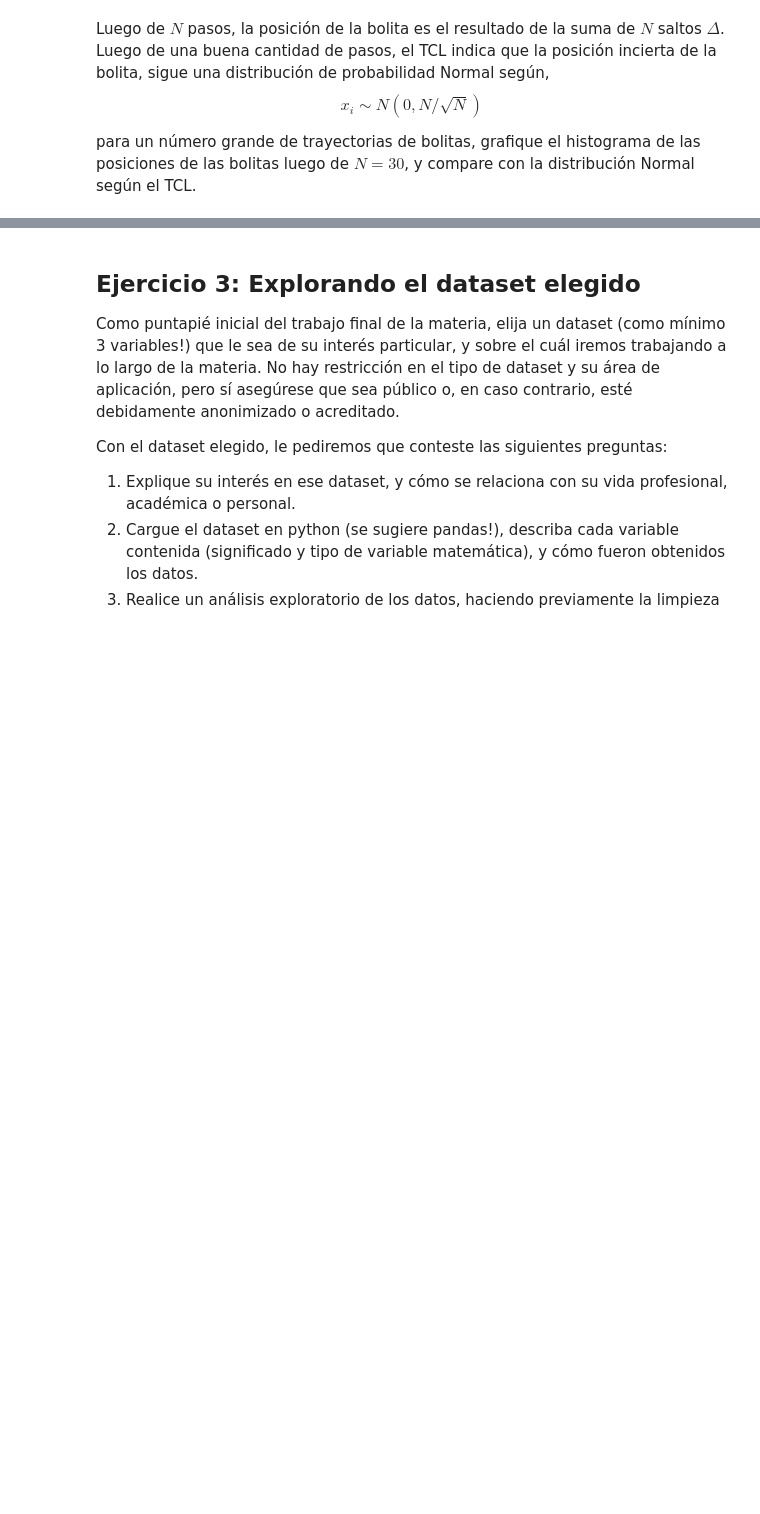
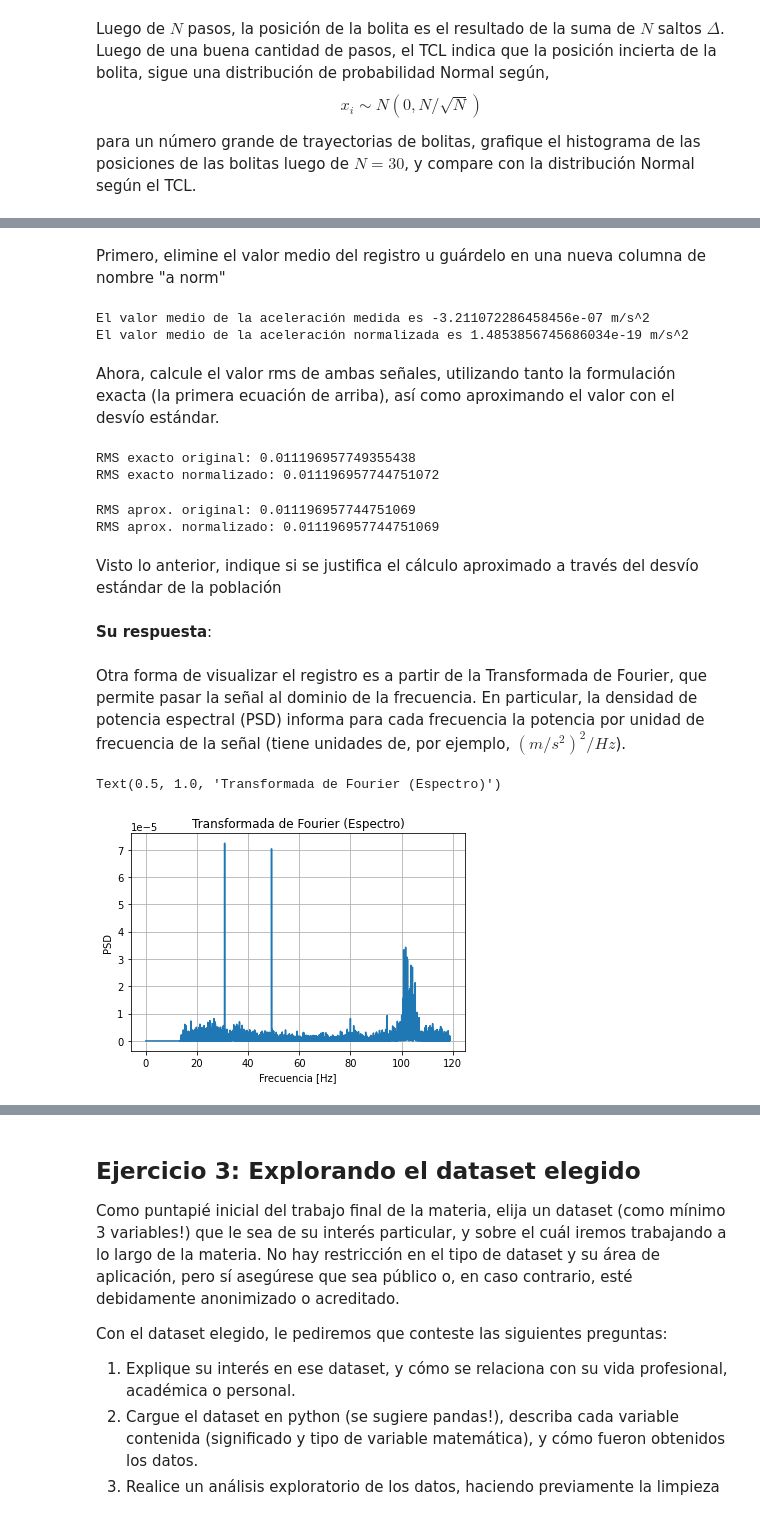
Before and after one commit to mbalbi/ciencia_de_datos, a Jupyter notebook: tps/trabajo_practico_1.ipynb, the cells around one changed output, grey strips where cells are left out. Drawn from its saved outputs; the diff is of its cells as text; code cells hidden in the pictures; blank space fills up the shorter version.

```diff
--- a/tps/trabajo_practico_1.ipynb
+++ b/tps/trabajo_practico_1.ipynb
@@ -106,0 +156,80 @@ plt.ylabel('p(x)');
+# %% [markdown]
+Primero, elimine el valor medio del registro u guárdelo en una nueva columna de nombre "a norm"
+# %%
+# Inicializacion
+df_vibraciones['a norm'] = df_vibraciones['a(t) [m/s^2]']
+
+
+# CODIGO DEL ALUMNO ==========================
+## Eliminación del valor medio
+df_vibraciones['a norm'] = df_vibraciones['a(t) [m/s^2]'] - np.mean(df_vibraciones['a(t) [m/s^2]'])
+# ============================================
+
+# Verificacion
+mu = np.mean(df_vibraciones['a norm'])
+mu2 = np.mean(df_vibraciones['a(t) [m/s^2]'])
+print('El valor medio de la aceleración medida es {} m/s^2'.format(mu2))
+print('El valor medio de la aceleración normalizada es {} m/s^2'.format(mu))
+# %% [output]
+El valor medio de la aceleración medida es -3.211072286458456e-07 m/s^2
+El valor medio de la aceleración normalizada es 1.4853856745686034e-19 m/s^2
+# %% [markdown]
+Ahora, calcule el valor rms de ambas señales, utilizando tanto la formulación exacta (la primera ecuación de arriba), así como aproximando el valor con el desvío estándar.
+# %%
+# Valor exacto de RMS
+RMS_a_exact = []
+RMS_anorm_exact = []
+
+# CODIGO DEL ALUMNO ============================
+N = df_vibraciones.shape[0]
+RMS_a_exact = np.linalg.norm(df_vibraciones['a(t) [m/s^2]'])/np.sqrt(N)
+RMS_anorm_exact = np.linalg.norm(df_vibraciones['a norm'])/np.sqrt(N)
+# ==============================================
+
+print('RMS exacto original:', RMS_a_exact)
+print('RMS exacto normalizado:', RMS_anorm_exact)
+# %% [output]
+RMS exacto original: 0.011196957749355438
+RMS exacto normalizado: 0.011196957744751072
+# %%
+# Aproximacion como Desvio Estandar
+RMS_a_std = []
+RMS_anorm_std = []
+
+# CODIGO DEL ALUMNO ============================
+RMS_a_std = np.std(df_vibraciones['a(t) [m/s^2]'])
+RMS_anorm_std = np.std(df_vibraciones['a norm'])
+# ==============================================
+
+print('RMS aprox. original:', RMS_a_std)
+print('RMS aprox. normalizado:', RMS_anorm_std)
+# %% [output]
+RMS aprox. original: 0.011196957744751069
+RMS aprox. normalizado: 0.011196957744751069
+# %% [markdown]
+Visto lo anterior, indique si se justifica el cálculo aproximado a través del desvío estándar de la población
+# %% [markdown]
+**Su respuesta**:
+# %% [markdown]
+Otra forma de visualizar el registro es a partir de la Transformada de Fourier, que permite pasar la señal al dominio de la frecuencia. En particular, la densidad de potencia espectral (PSD) informa para cada frecuencia la potencia por unidad de frecuencia de la señal (tiene unidades de, por ejemplo, $\left( m/s^{2} \right)^{2}/Hz$).
+# %%
+from scipy.fft import fft, fftfreq
+N = df_vibraciones.shape[0]
+DeltaT = df_vibraciones['t [s]'][1]-df_vibraciones['t [s]'][0]
+AFreq = fft(np.array(df_vibraciones['a norm']))
+
+# Vector de Frecuencias
+Ffreq = fftfreq(N, DeltaT)[:(N+1)//2]
+# Vector con la densidad de potencia espectral
+PSD = 2.0 * DeltaT / N * np.abs(AFreq[:(N+1)//2])**2
+PSD[0] = PSD[0]/2 # Corregir DC offset
+
+# Plot
+plt.plot(Ffreq,PSD)
+plt.grid()
+plt.xlabel('Frecuencia [Hz]')
+plt.ylabel('PSD')
+plt.title('Transformada de Fourier (Espectro)')
+# %% [output]
+Text(0.5, 1.0, 'Transformada de Fourier (Espectro)')
+[figure, added]
```
Also changed, not shown: parts of 17 cells of this notebook.
